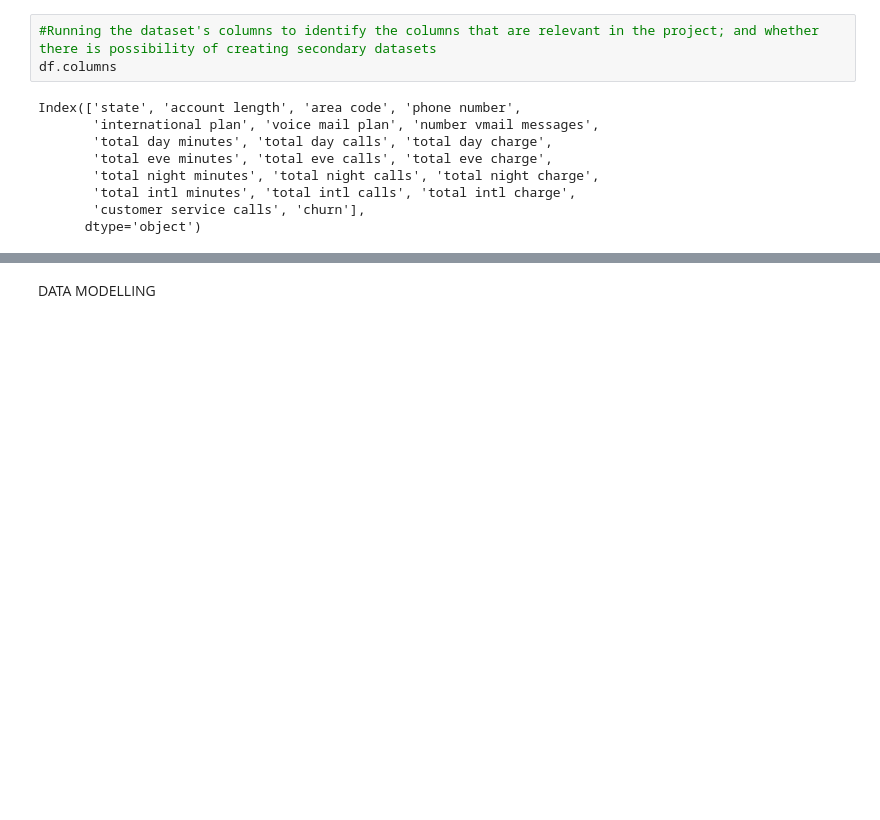
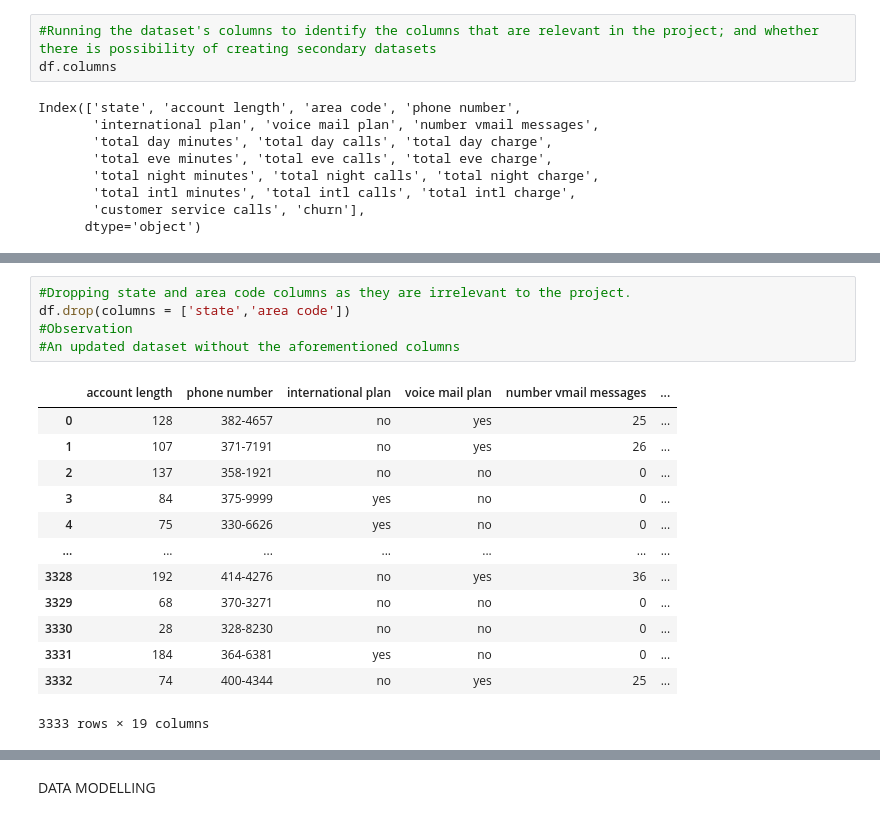
Before and after one commit to stephenjilani8-eng/Syria_Tel_Customer_Churn_Project, a Jupyter notebook: Phase_3_Project.ipynb, the cells around one changed output, grey strips where cells are left out. Cells and saved outputs as stored; diff of their text form; blank space fills up the shorter version.

```diff
--- a/Phase_3_Project.ipynb
+++ b/Phase_3_Project.ipynb
@@ -141,0 +149,19 @@ Index(['state', 'account length', 'area code', 'phone number',
+# %%
+#Dropping state and area code columns as they are irrelevant to the project.
+df.drop(columns = ['state','area code'])
+#Observation
+#An updated dataset without the aforementioned columns
+# %% [output]
+|  | account length | phone number | international plan | voice mail plan | number vmail messages | ... |
+| 0 | 128 | 382-4657 | no | yes | 25 | ... |
+| 1 | 107 | 371-7191 | no | yes | 26 | ... |
+| 2 | 137 | 358-1921 | no | no | 0 | ... |
+| 3 | 84 | 375-9999 | yes | no | 0 | ... |
+| 4 | 75 | 330-6626 | yes | no | 0 | ... |
+| ... | ... | ... | ... | ... | ... | ... |
+| 3328 | 192 | 414-4276 | no | yes | 36 | ... |
+| 3329 | 68 | 370-3271 | no | no | 0 | ... |
+| 3330 | 28 | 328-8230 | no | no | 0 | ... |
+| 3331 | 184 | 364-6381 | yes | no | 0 | ... |
+| 3332 | 74 | 400-4344 | no | yes | 25 | ... |
+3333 rows × 19 columns
```
Also changed, not shown: parts of 17 cells of this notebook.
